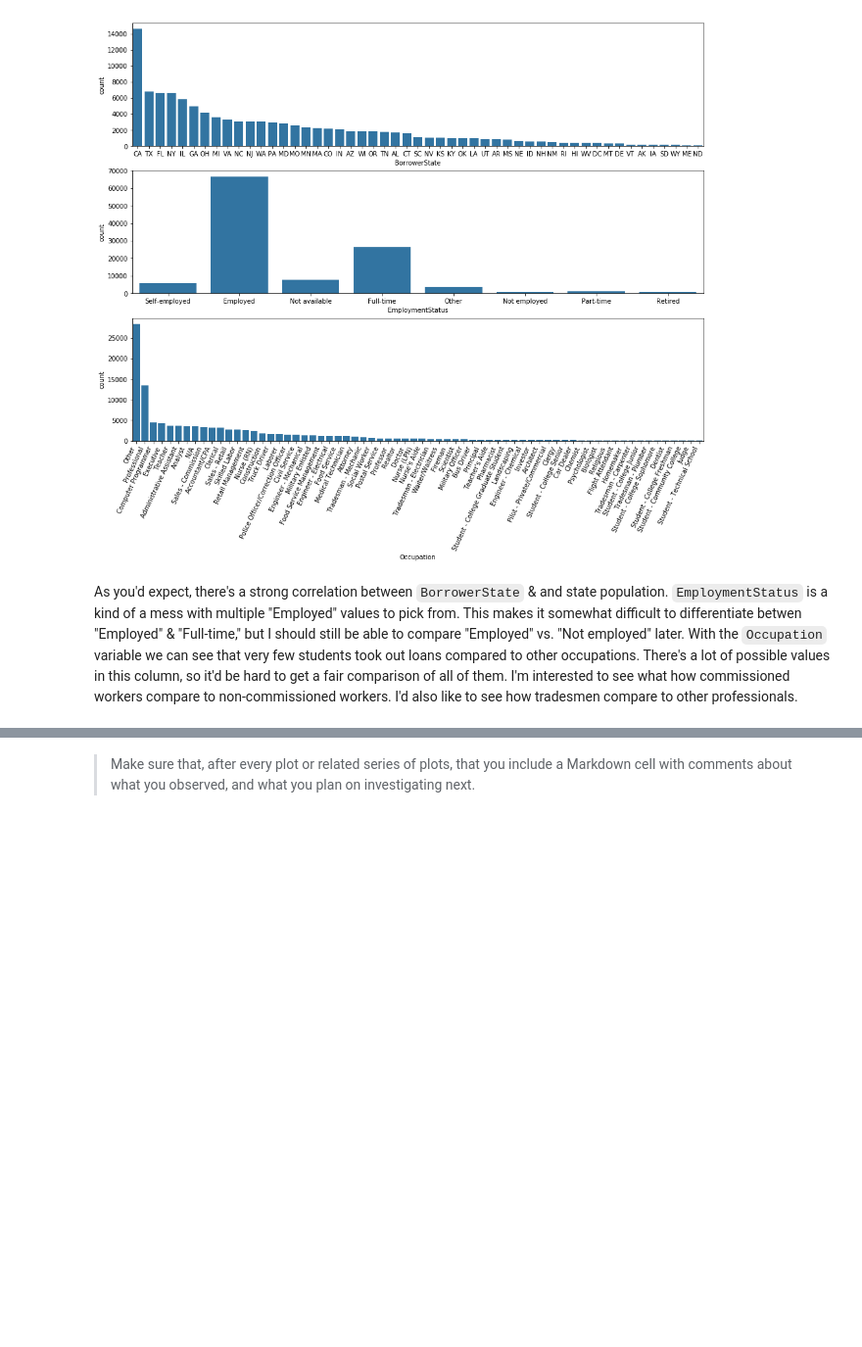
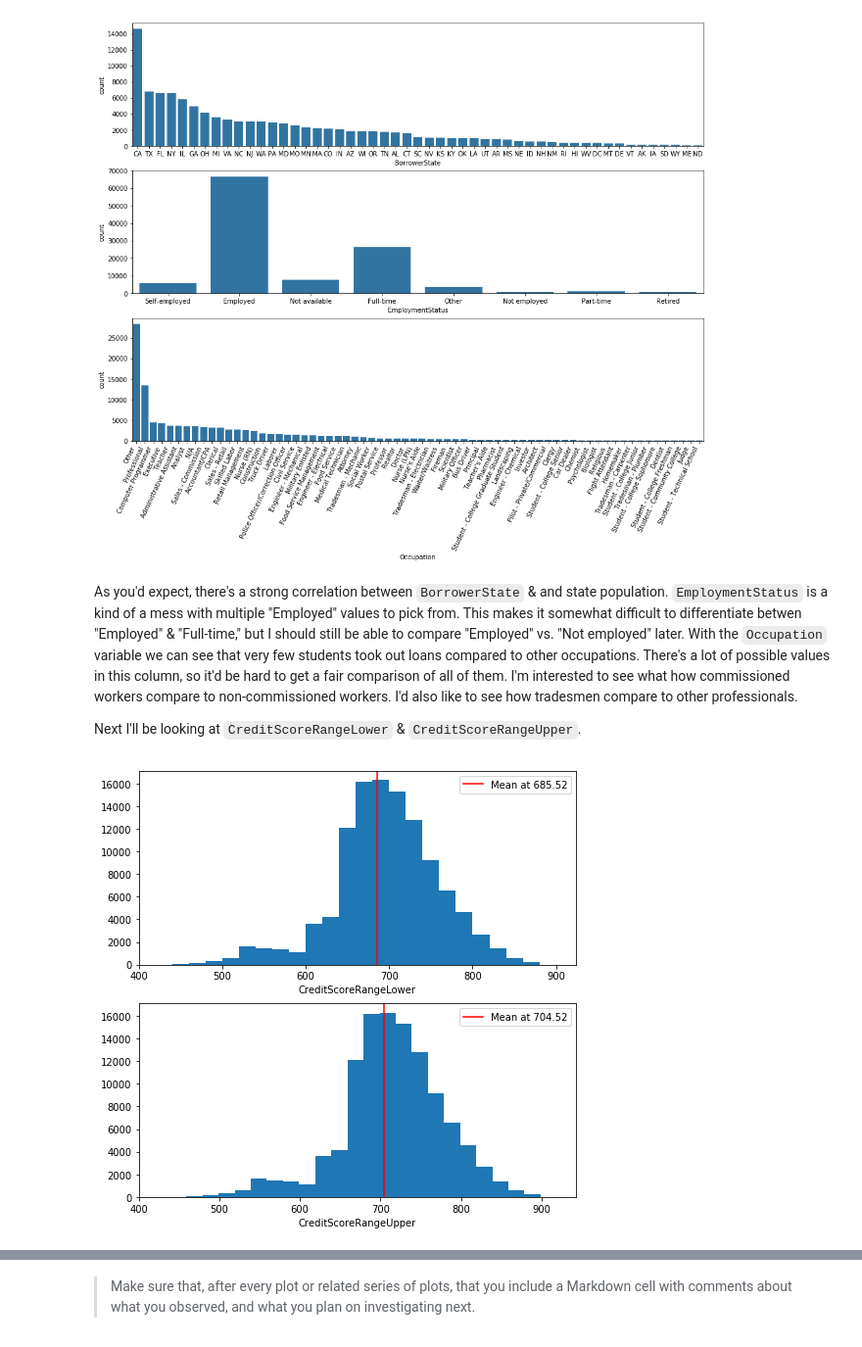
Before and after one commit to iRowebot/prosper_loans_visualizations, a Jupyter notebook: prosper_loans_data_visualization.ipynb, the cells around one changed output, grey strips where cells are left out. Shown: that part at 98% size. Drawn from its saved outputs; the diff is of its cells as text; code cells hidden in the pictures; blank space fills up the shorter version.

Commit message:
Add CreditScore vis.

```diff
--- a/prosper_loans_data_visualization.ipynb
+++ b/prosper_loans_data_visualization.ipynb
@@ -347,3 +347,20 @@ ax2.set_xticklabels(Occupation_ord, rotation=65, ha='right');
 [figure]
 # %% [markdown]
 As you'd expect, there's a strong correlation between `BorrowerState` & and state population. `EmploymentStatus` is a kind of a mess with multiple "Employed" values to pick from. This makes it somewhat difficult to differentiate betwen "Employed" & "Full-time," but I should still be able to compare "Employed" vs. "Not employed" later. With the `Occupation` variable we can see that very few students took out loans compared to other occupations. There's a lot of possible values in this column, so it'd be hard to get a fair comparison of all of them. I'm interested to see what how commissioned workers compare to non-commissioned workers. I'd also like to see how tradesmen compare to other professionals.
+
+Next I'll be looking at `CreditScoreRangeLower` & `CreditScoreRangeUpper`.
+# %%
+fig, ax = plt.subplots(nrows=2, figsize=[8,8])
+
+variables = ['CreditScoreRangeLower', 'CreditScoreRangeUpper']
+
+for i in range(len(variables)):
+    var = variables[i]
+    bins = np.arange(min(df[var]), max(df[var])+20, 20)
+    ax[i].hist(df[var], bins=bins, label=None)
+    ax[i].set_xlim(400)
+    ax[i].set_xlabel(var)
+    ax[i].axvline(df[var].mean(), color='r', label='Mean at {}'.format(round(df[var].mean(), 2)))
+    ax[i].legend()
+# %% [output]
+[figure, added]
```
Also changed, not shown: parts of 1 cell of this notebook.
